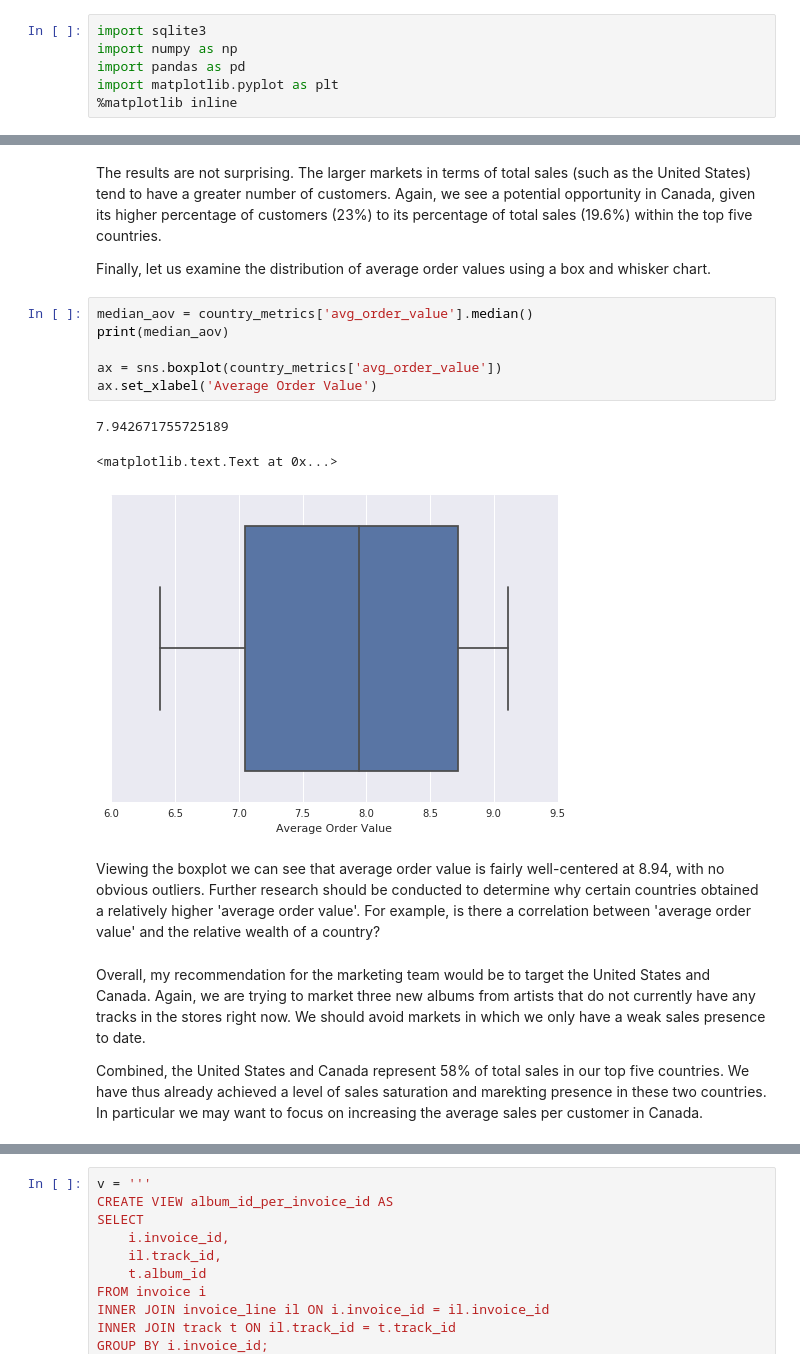
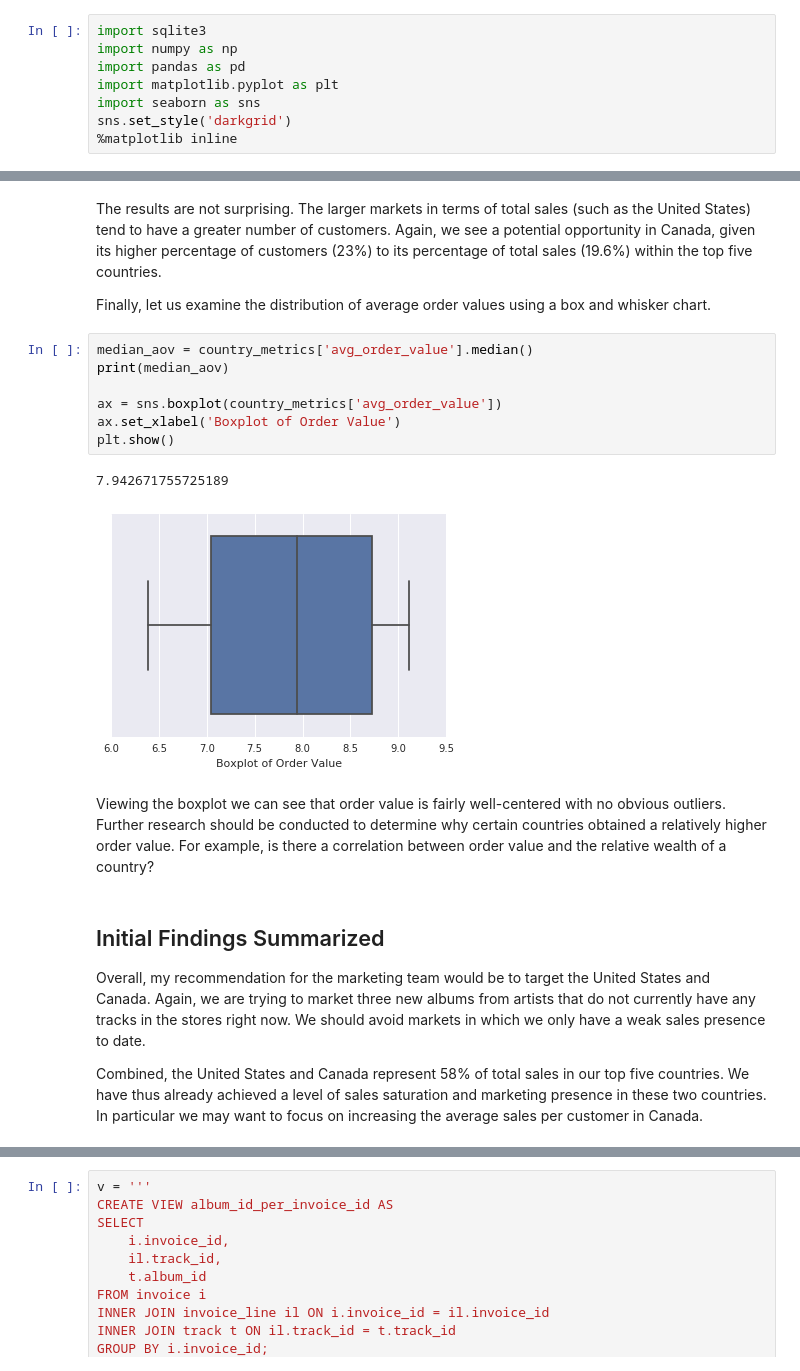
Before and after one commit to michaelwahlin/chinook-record-store, a Jupyter notebook: Basics.ipynb, the cells around one changed output, grey strips where cells are left out. Cells and saved outputs as stored; diff of their text form.

```diff
--- a/Basics.ipynb
+++ b/Basics.ipynb
@@ -23,6 +23,8 @@ import sqlite3
 import numpy as np
 import pandas as pd
 import matplotlib.pyplot as plt
+import seaborn as sns
+sns.set_style('darkgrid')
 %matplotlib inline
 # %%
 def run_query(q):
@@ -262,17 +268,19 @@ Finally, let us examine the distribution of average order values using a box and
 # %%
 median_aov = country_metrics['avg_order_value'].median()
 print(median_aov)
 
 ax = sns.boxplot(country_metrics['avg_order_value'])
-ax.set_xlabel('Average Order Value')
+ax.set_xlabel('Boxplot of Order Value')
+plt.show()
 # %% [output]
 7.942671755725189
-<matplotlib.text.Text at 0x...>
-[figure, old version]
+[figure, new version]
 # %% [markdown]
-Viewing the boxplot we can see that average order value is fairly well-centered at 8.94, with no obvious outliers. Further research should be conducted to determine why certain countries obtained a relatively higher 'average order value'. For example, is there a correlation between 'average order value' and the relative wealth of a country?
+Viewing the boxplot we can see that order value is fairly well-centered with no obvious outliers. Further research should be conducted to determine why certain countries obtained a relatively higher order value. For example, is there a correlation between order value and the relative wealth of a country?
 # %% [markdown]
+## Initial Findings Summarized
+
 Overall, my recommendation for the marketing team would be to target the United States and Canada. Again, we are trying to market three new albums from artists that do not currently have any tracks in the stores right now. We should avoid markets in which we only have a weak sales presence to date.
 
-Combined, the United States and Canada represent 58% of total sales in our top five countries. We have thus already achieved a level of sales saturation and marekting presence in these two countries. In particular we may want to focus on increasing the average sales per customer in Canada.
+Combined, the United States and Canada represent 58% of total sales in our top five countries. We have thus already achieved a level of sales saturation and marketing presence in these two countries. In particular we may want to focus on increasing the average sales per customer in Canada.
 # %% [markdown]
```
Also changed, not shown: parts of 11 cells of this notebook.
